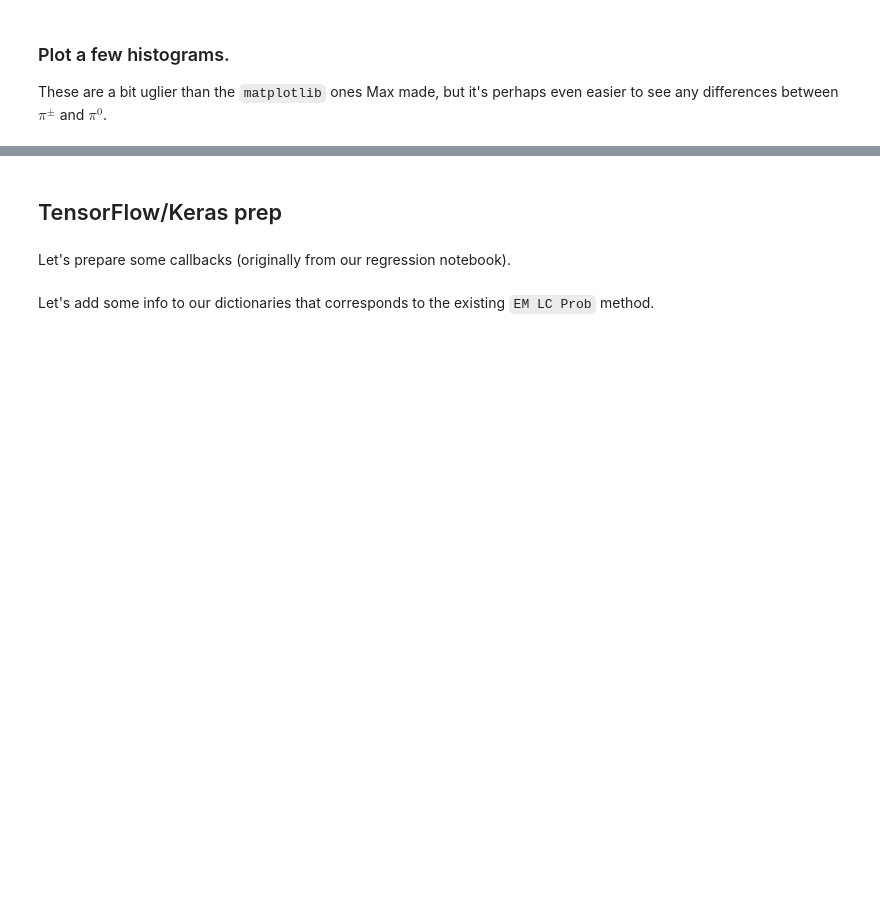
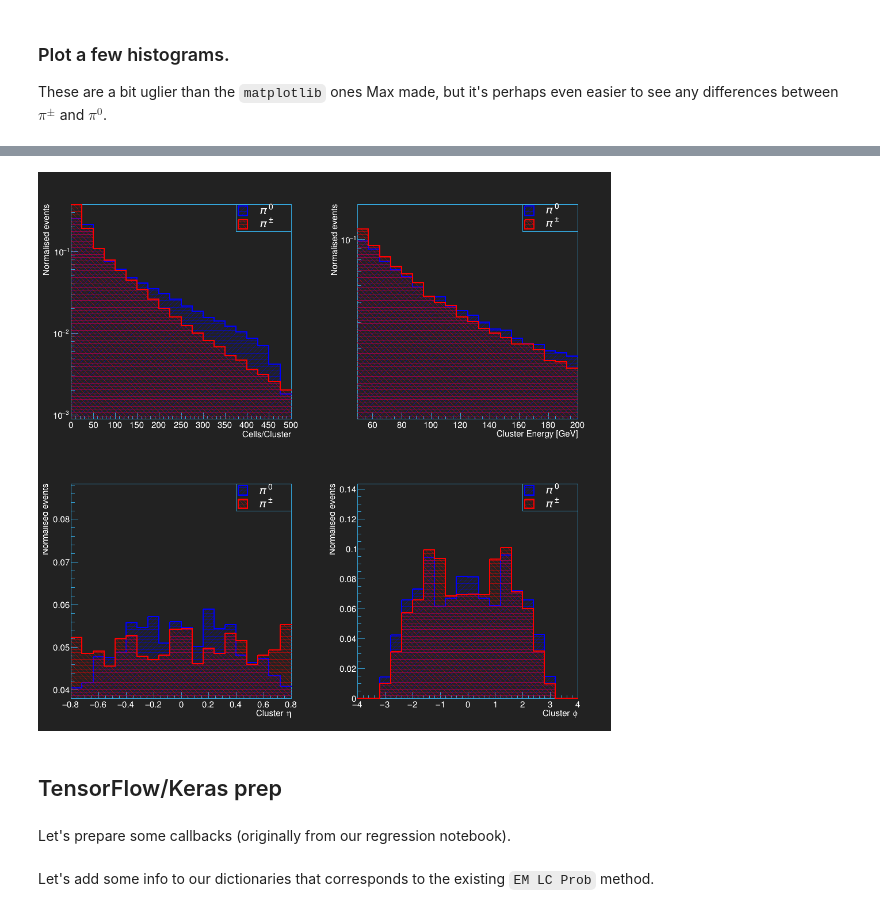
Before and after one commit to atlas-calo-ml/caloml-atlas, a Jupyter notebook: classifier/TopoClusterClassifier_Jan.ipynb, the cells around one changed output, grey strips where cells are left out. Cells and saved outputs as stored; diff of their text form; code cells hidden in the pictures; blank space fills up the shorter version.

```diff
--- a/classifier/TopoClusterClassifier_Jan.ipynb
+++ b/classifier/TopoClusterClassifier_Jan.ipynb
@@ -184,0 +135,19 @@ if('piminus' in trees.keys()):
+# %%
+# Prepare data
+pdata,pcells = mu.setupPionData(
+    rootfiles,
+    branches=branches,
+    layers=layers,
+    balance_data=True,
+    n_max = 300000,
+    verbose=True,
+    load=True,
+    save=True,
+    filename=inputpath + 'tdata'
+)
+
+total = np.sum([len(x) for x in pdata.values()],dtype=int)
+for key,frame in pdata.items():
+    n = len(frame)
+    print("Number of {a:<7} events: {b:>10}\t({c:.1f}%)".format(a=key, b = n, c = 100. * n / total))
+print("Total: {}".format(total))
@@ -225,14 +206,18 @@ plotstyle.SetStyle()
 histos = []
 legends = []
 
-qtys = ['cluster_nCells', 'clusterE', 'clusterEta', 'clusterPhi', 'cluster_EM_PROBABILITY', 'cluster_sumCellE']
+# Exhaustive list of quantities we want to plot. Note that some will not be available, depending on dataset provenance/age.
+qtys = ['cluster_nCells',
+        'clusterE', 'cluster_E',
+        'clusterEta', 'cluster_Eta',
+        'clusterPhi', 'cluster_Eta',
+        'cluster_EM_PROBABILITY', 'cluster_sumCellE'
+       ]
+
+qtys = [x for x in qtys if x in branches]
+
 qty_labels = ['Cells/Cluster', 'Cluster Energy [GeV]', 'Cluster #eta', 'Cluster #phi', 'Cluster EMProb', 'Cluster SumCellE']
 qty_ranges = [(0,500), (50,200), (-0.8,0.8), (-4.,4.), (0.,1.), (0.,2500.)]
-
-if(source == 'jet'):
-    qtys = ['cluster_nCells', 'clusterE', 'clusterEta', 'clusterPhi']
-    qty_labels = ['Cells/Cluster', 'Cluster Energy [GeV]', 'Cluster #eta', 'Cluster #phi']
-    qty_ranges = [(0,300), (0,100), (-0.8,0.8), (-4.,4.)]
 
 # Set up a canvas.
 plot_size = 500
@@ -242,8 +227,8 @@ n_pad = nx * ny
 canvas = rt.TCanvas('cluster_hists','c1',plot_size * nx,plot_size * ny)
 canvas.Divide(nx,ny)
 
-colors = {'piplus':rt.kRed,'pi0':rt.kBlue}
-styles = {'piplus':3440, 'pi0':3404}
+colors = {'pp':rt.kRed,'p0':rt.kBlue}
+styles = {'pp':3440, 'p0':3404}
 
 n_bins=20
 for i, (qty, label, rng) in enumerate(zip(qtys, qty_labels, qty_ranges)):
@@ -266,6 +251,7 @@ for i, (qty, label, rng) in enumerate(zip(qtys, qty_labels, qty_ranges)):
         leg.Draw()
         histos.append(hist)
         legends.append(leg)
-    if(qty in ['cluster_nCells','clusterE', 'cluster_EM_PROBABILITY', 'cluster_sumCellE']): rt.gPad.SetLogy()
+    if(qty in ['cluster_nCells','clusterE', 'cluster_E', 'cluster_EM_PROBABILITY', 'cluster_sumCellE']): rt.gPad.SetLogy()
 canvas.Draw()
 canvas.SaveAs(plotpath+'hist_pi0_plus_minus.pdf')
+# %% [output]
@@ -272,3 +262,4 @@ canvas.SaveAs(plotpath+'hist_pi0_plus_minus.pdf')
+[figure, added]
 # %% [markdown]
 ## TensorFlow/Keras prep
 # %%
```
Also changed, not shown: parts of 13 cells of this notebook, 6 other files.
